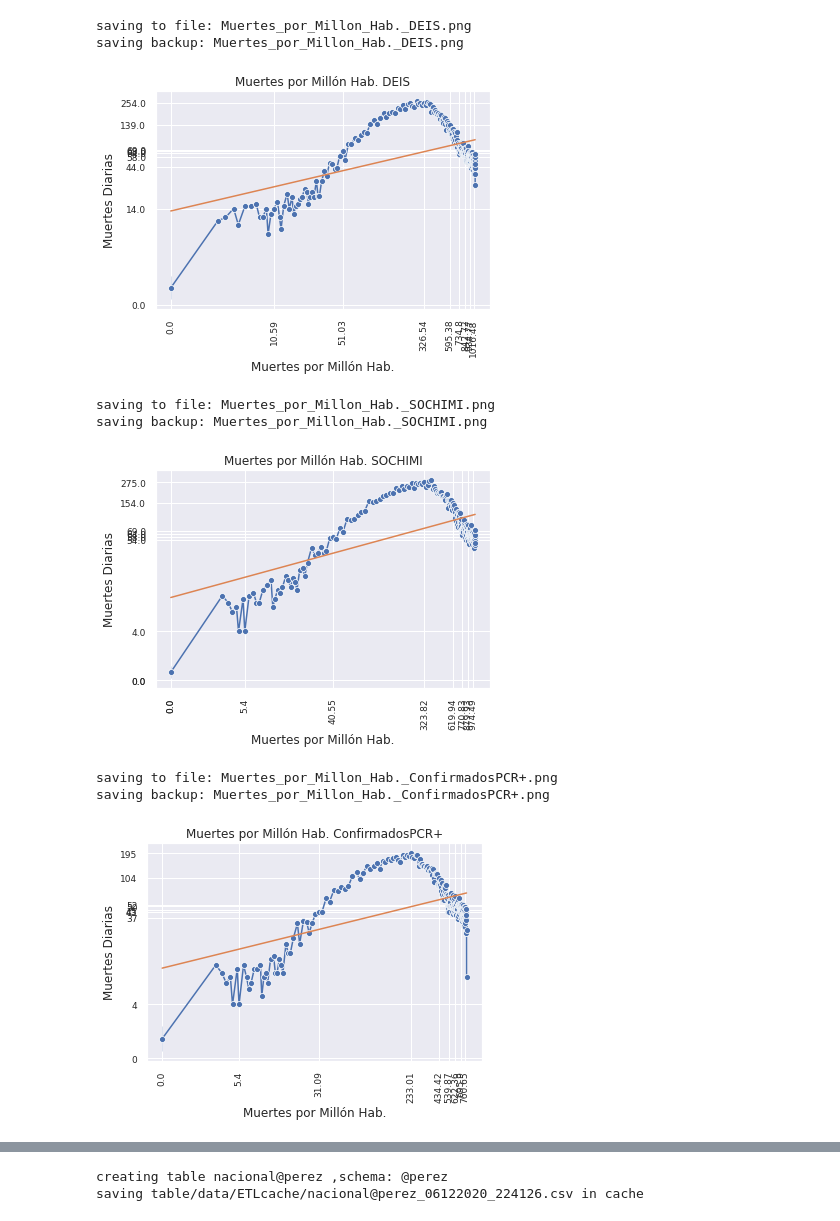
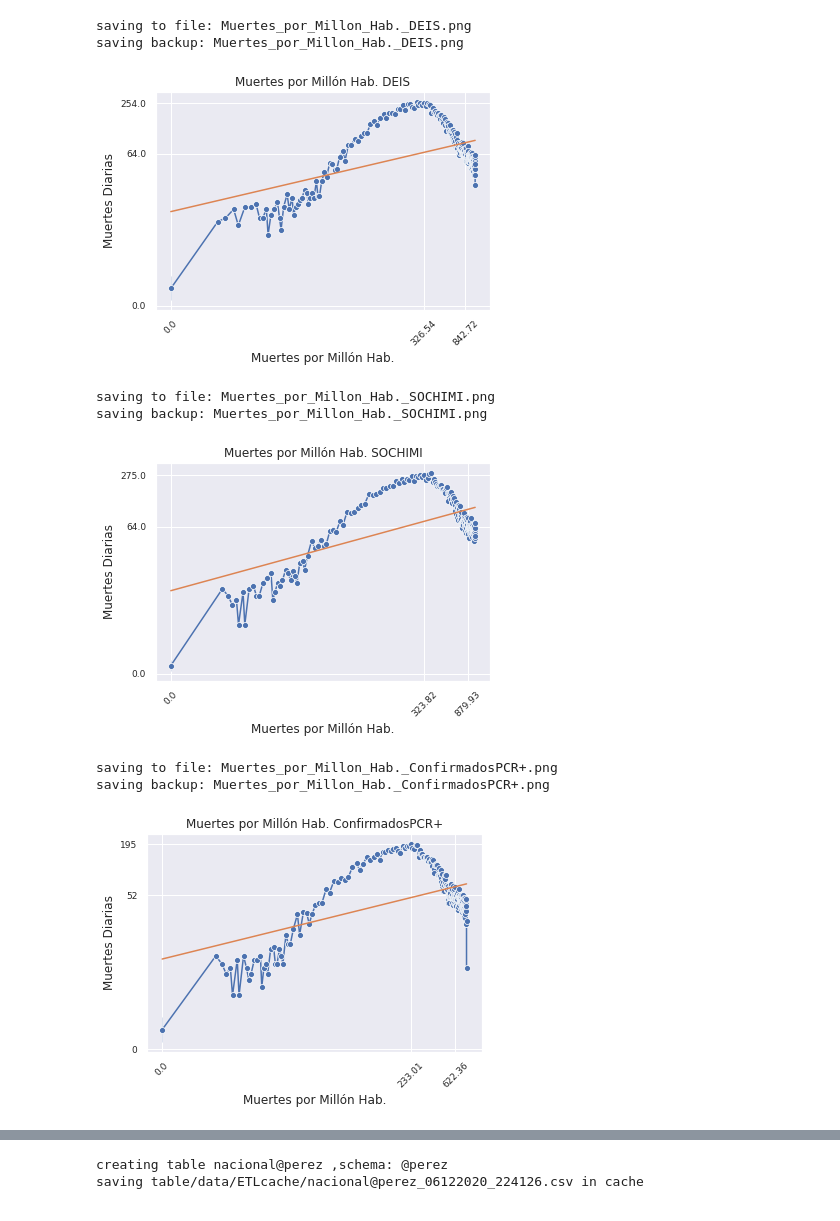
Before and after one commit to panchohumeres/dynamo-covid, a Jupyter notebook: ETL/@perez.ipynb, the cells around one changed output, grey strips where cells are left out. Saved outputs shown, nothing was run; the diff lists cells and outputs as text; code cells hidden in the pictures.

```diff
--- a/ETL/@perez.ipynb
+++ b/ETL/@perez.ipynb
@@ -92,6 +92,6 @@ params2=[{'x':'LOG(DEIS_MM)','y':'LOG(DEIS)','z':"LOG(DEIS_MM)_Regress",'xlabel'
              'x_label':'Muertes por Millón Hab.','y_label':'Muertes Diarias','title':'Muertes por Millón Hab. ConfirmadosPCR+'}]
 # %%
 for p in params:
-    log_log_plot(muertes,timestamp=timestamp,path=path,**p)
+    log_log_plot(muertes,space=90,timestamp=timestamp,path=path,dpi=150,**p)
 # %% [output]
 saving to file: /data/ETLcache/Muertes_DEIS.png
@@ -106,16 +106,16 @@ saving backup: /data/ETLcache/Muertes_ConfirmadosPCR+_06122020_224126.png
 # %%
 for p in params2:
-    log_log_plot(muertes,**p)
+    log_log_plot(muertes,space=90,**p,dpi=150)
 # %% [output]
 saving to file: Muertes_por_Millon_Hab._DEIS.png
 saving backup: Muertes_por_Millon_Hab._DEIS.png
-[figure, old version]
+[figure, new version]
 saving to file: Muertes_por_Millon_Hab._SOCHIMI.png
 saving backup: Muertes_por_Millon_Hab._SOCHIMI.png
-[figure, old version]
+[figure, new version]
 saving to file: Muertes_por_Millon_Hab._ConfirmadosPCR+.png
 saving backup: Muertes_por_Millon_Hab._ConfirmadosPCR+.png
-[figure, old version]
+[figure, new version]
 # %%
 muertes=log_inv(muertes)
 # %%
```
Also changed, not shown: parts of 10 cells of this notebook, 8 other files.
